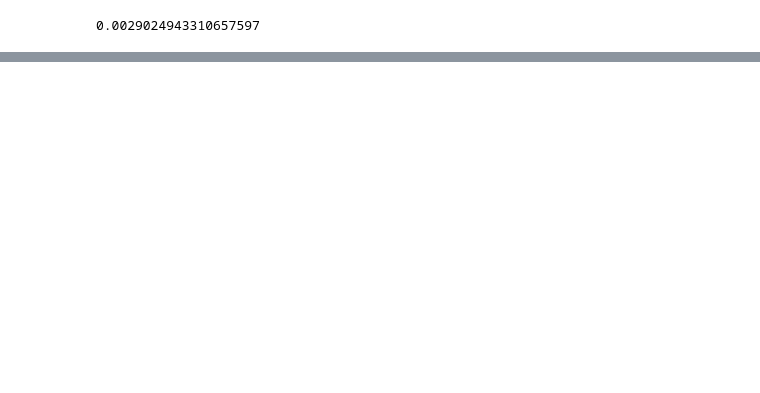
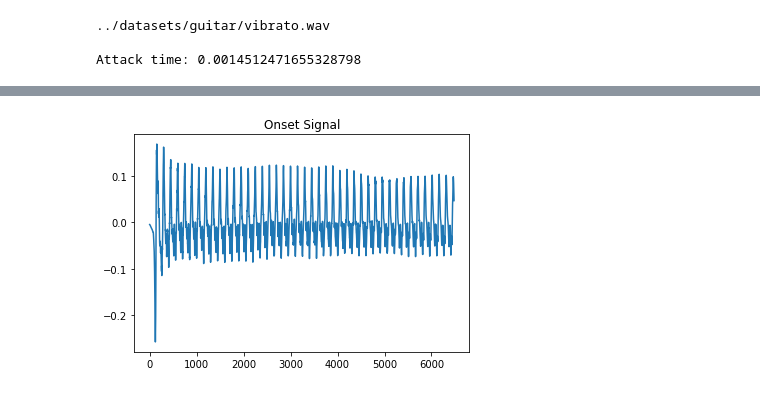
Before and after one commit to avesk/echo-synth, a Jupyter notebook: notebooks/Envelope Extraction.ipynb, the cells around one changed output, grey strips where cells are left out. Saved outputs shown, nothing was run; the diff lists cells and outputs as text; code cells hidden in the pictures; blank space fills up the shorter version.

```diff
--- a/notebooks/Envelope Extraction.ipynb
+++ b/notebooks/Envelope Extraction.ipynb
@@ -31,9 +31,3 @@ def get_onsets(fname):
         total_frames += read
         if read < hop_s: break
     return onsets
-
-onsets = get_onsets('../datasets/guitar/vibrato.wav')
-y, sr = sf.read(filename)
-plt.plot(y[onsets[0]-10000:20000])
-
-ipd.Audio(y,rate=sr)
@@ -44,6 +35,13 @@ ipd.Audio(y,rate=sr)
 import numpy as np
 
 def attack_time(signal, onset, srate):
+    '''
+    Computes the attack time by
+    finding the time to the first frame that has a has a lower
+    magnitude than the previous frame (onset peak) since the onset.
+
+    Note: Not sure if taking the absolute value is neccesary here or not
+    '''
     win_size = 128
     hop_size = 64
     offsets = np.arange(onset, len(signal), hop_size)
@@ -60,6 +58,17 @@ fname = '../datasets/guitar/vibrato.wav'
 first_onset = get_onsets(fname)[0]
 signal, sr = sf.read(filename)
 
-attack_time(signal, first_onset, sr)
+print(f"{fname}\n")
+
+attack_t = attack_time(signal, first_onset, sr)
+
+plt.title("Onset Signal")
+plt.plot(signal[onsets[0]:20000])
+
+print(f"Attack time: {attack_t}\n")
+
+ipd.Audio(signal,rate=sr)
 # %% [output]
-0.0029024943310657597
+../datasets/guitar/vibrato.wav
+
+Attack time: 0.0014512471655328798
@@ -65,0 +76 @@ attack_time(signal, first_onset, sr)
+[figure, added]
```
Also changed, not shown: parts of 2 cells of this notebook.
